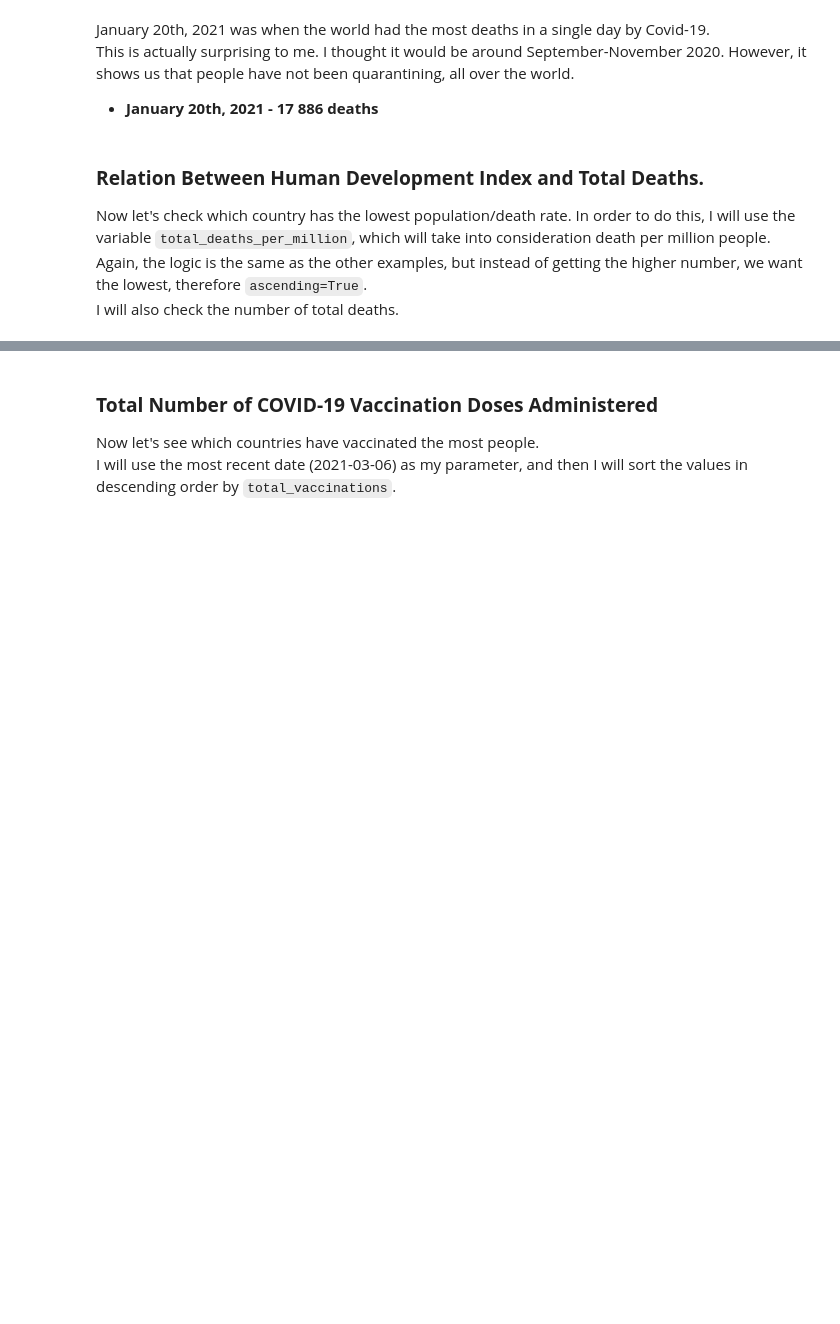
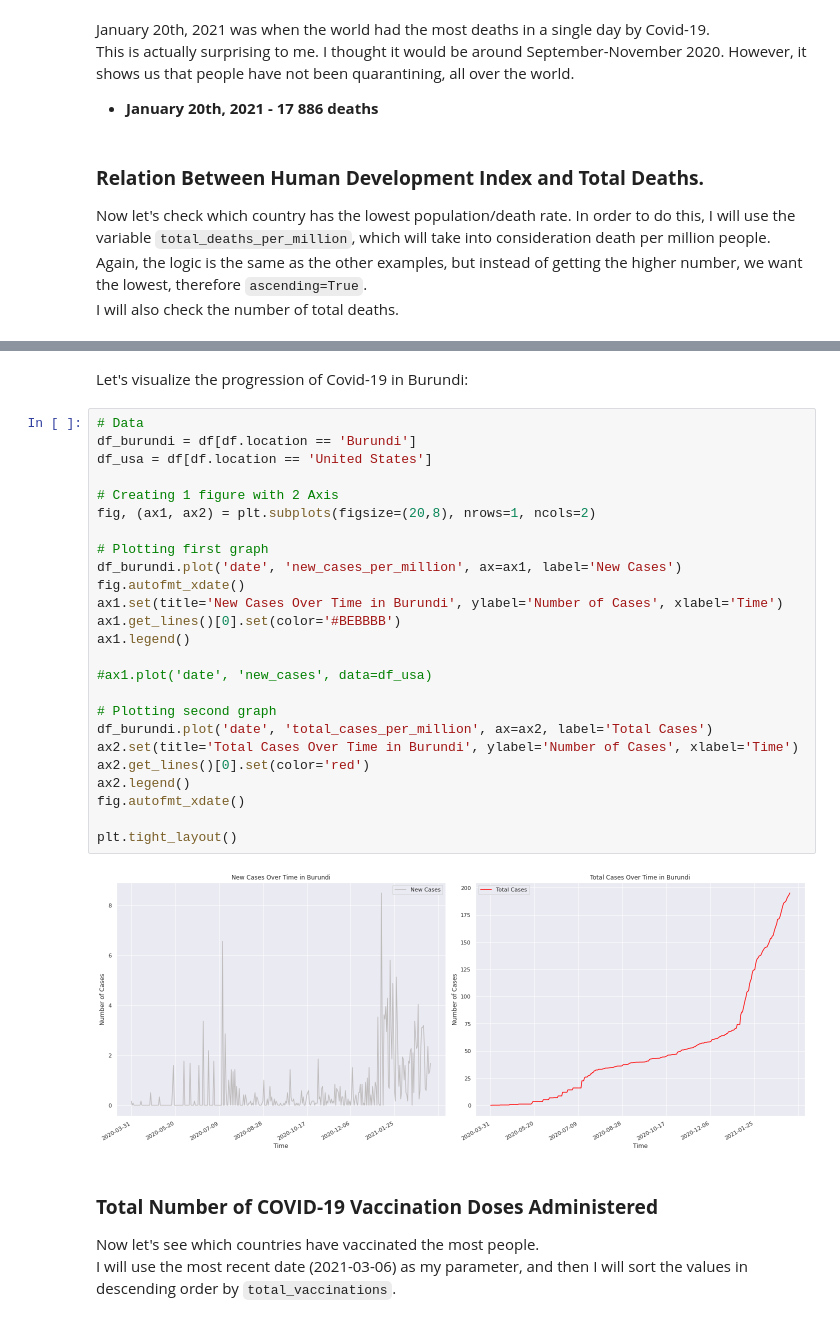
Before and after one commit to vinny380/Covid-19-data-analysis, a Jupyter notebook: Covid_19_Data_Analysis.ipynb, the cells around one changed output, grey strips where cells are left out. Drawn from its saved outputs; the diff is of its cells as text; blank space fills up the shorter version.

```diff
--- a/Covid_19_Data_Analysis.ipynb
+++ b/Covid_19_Data_Analysis.ipynb
@@ -349,6 +349,35 @@ Burundi was the country with lowest death rate per one million people, these are
 * Extreme Poverty (``extreme_poverty``) - 71.7%
 * Life Expectancy (``life_expectancy``) - 61.58 years old
 * Human Development Index (``human_development_index``) - 0.433
+# %% [markdown]
+Let's visualize the progression of Covid-19 in Burundi:
+# %%
+# Data
+df_burundi = df[df.location == 'Burundi']
+df_usa = df[df.location == 'United States']
+
+# Creating 1 figure with 2 Axis
+fig, (ax1, ax2) = plt.subplots(figsize=(20,8), nrows=1, ncols=2)
+
+# Plotting first graph
+df_burundi.plot('date', 'new_cases_per_million', ax=ax1, label='New Cases')
+fig.autofmt_xdate()
+ax1.set(title='New Cases Over Time in Burundi', ylabel='Number of Cases', xlabel='Time')
+ax1.get_lines()[0].set(color='#BEBBBB')
+ax1.legend()
+
+#ax1.plot('date', 'new_cases', data=df_usa)
+
+# Plotting second graph
+df_burundi.plot('date', 'total_cases_per_million', ax=ax2, label='Total Cases')
+ax2.set(title='Total Cases Over Time in Burundi', ylabel='Number of Cases', xlabel='Time')
+ax2.get_lines()[0].set(color='red')
+ax2.legend()
+fig.autofmt_xdate()
+
+plt.tight_layout()
+# %% [output]
+[figure, added]
 # %% [markdown]
 ### **Total Number of COVID-19 Vaccination Doses Administered**
 
```
Also changed, not shown: parts of 1 cell of this notebook.
